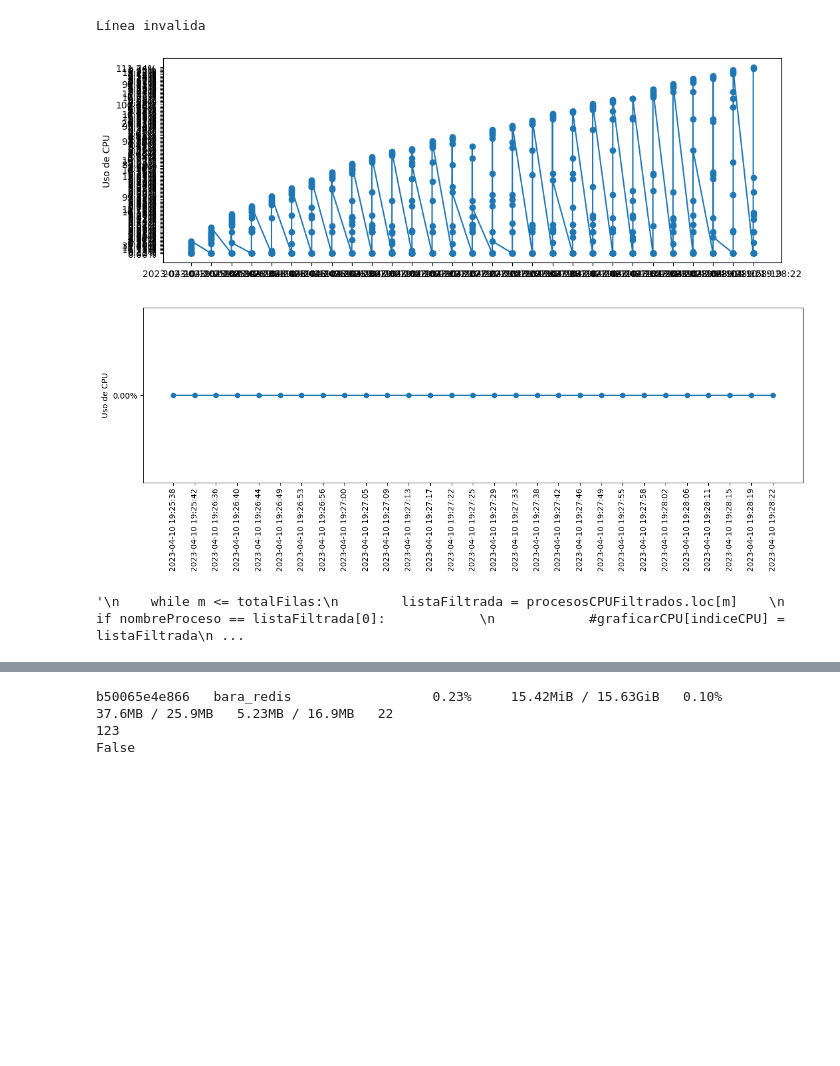
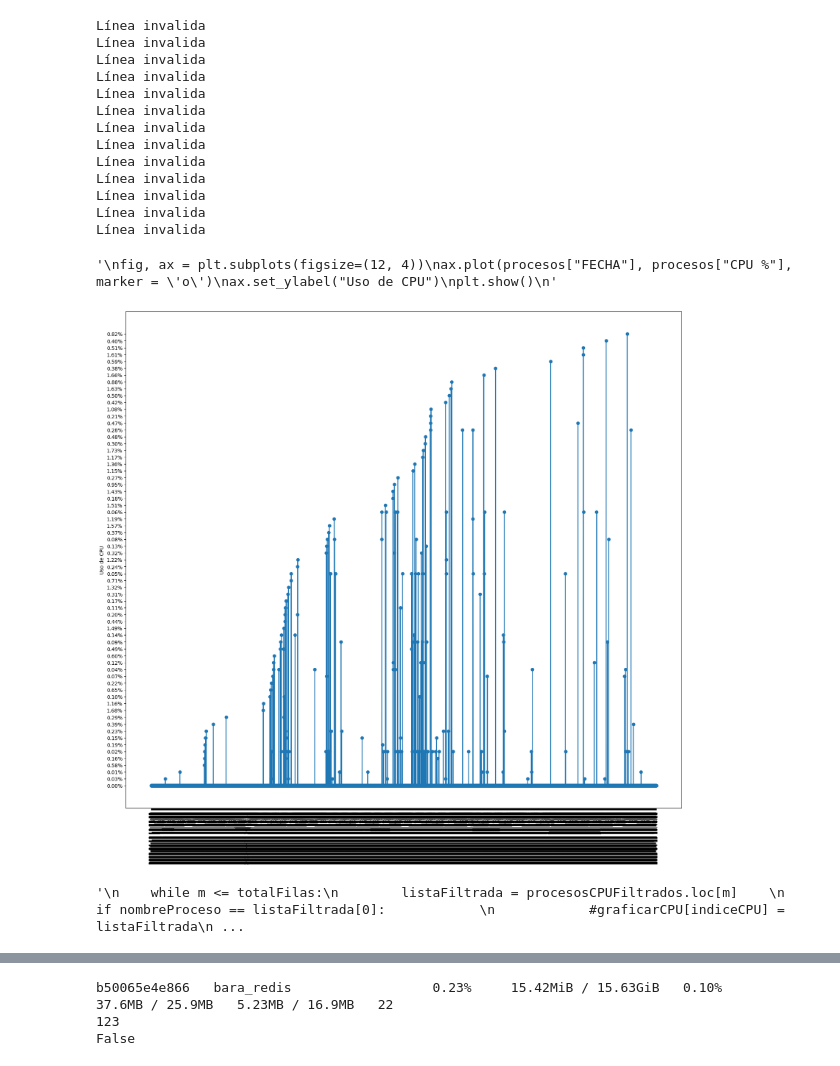
Before and after one commit to rene-marquez/MAIN, a Jupyter notebook: mis funciones.ipynb, the cells around one changed output, grey strips where cells are left out. Saved outputs shown, nothing was run; the diff lists cells and outputs as text; code cells hidden in the pictures; blank space fills up the shorter version.

```diff
--- a/mis funciones.ipynb
+++ b/mis funciones.ipynb
@@ -16,7 +16,7 @@ procesos = pd.DataFrame(
     )
 
 #Obteniendo el total de los saltos de pagina del archivo de texto
-f = open(r"C:\Users\jorge.marquez\Documents\Emerald\SBara\Performance\bara-performance-analitycs\prueba.txt")
+f = open(r"C:\Users\jorge.marquez\Documents\Emerald\SBara\Performance\bara-performance-analitycs\stats.txt")
 textototal = f.read()
 
 def lineanueva(textototal):
@@ -26,7 +26,7 @@ def lineanueva(textototal):
 saltosdelinea = lineanueva(textototal)
 f.close() #Se cierra el archivo para poder abrirlo de nuevo y regresar a la primera línea
 
-f = open(r"C:\Users\jorge.marquez\Documents\Emerald\SBara\Performance\bara-performance-analitycs\prueba.txt")
+f = open(r"C:\Users\jorge.marquez\Documents\Emerald\SBara\Performance\bara-performance-analitycs\stats.txt")
 primeralinea = f.readline()
 formato="%Y-%m-%d %H:%M:%S"
 resp=True
@@ -92,7 +92,19 @@ plt.show()
 #procesos.to_excel("procesos.xlsx", sheet_name="procesos", index=False)
 # %% [output]
 Línea invalida
+Línea invalida
+Línea invalida
+Línea invalida
+Línea invalida
+Línea invalida
+Línea invalida
+Línea invalida
+Línea invalida
+Línea invalida
+Línea invalida
+Línea invalida
+Línea invalida
-[figure, removed]
+'\nfig, ax = plt.subplots(figsize=(12, 4))\nax.plot(procesos["FECHA"], procesos["CPU %"], marker = \'o\')\nax.set_ylabel("Uso de CPU")\nplt.show()\n'
 # %%
 procesosCPU = procesos.loc[:, ["NAME", "CPU %", "FECHA"]]
 indiceDeFiltrado = 0
@@ -105,39 +117,39 @@ graficarCPU = procesosCPU[procesosCPU["NAME"] == listaFiltrada[0]]
 procesosCPU.drop(procesosCPU[procesosCPU["NAME"] == listaFiltrada[0]].index, inplace=True)
 nombreProceso = listaFiltrada[0]
 
-fig, ax = plt.subplots(figsize=(15, 4))
+fig, ax = plt.subplots(figsize=(20, 18))
 ax.plot(graficarCPU["FECHA"], graficarCPU["CPU %"], marker = 'o')
 ax.set_ylabel("Uso de CPU")
 plt.xticks(rotation=90)
 plt.show()
 fig.savefig(nombreProceso + " grafica.png")
 
 
 """
 while indiceDeFiltrado <= totalFilas:
     listaFiltrada = procesosCPU.loc[indiceDeFiltrado]
     #if listafiltrada [0] == procesosCPUFiltrados[:, "NAME"]:
 
     graficarCPU = procesosCPU[procesosCPU["NAME"] == listaFiltrada[0]]
 
     procesosCPU.drop(procesosCPU[procesosCPU["NAME"] == listaFiltrada[0]].index, inplace=True)
     #nombreProceso = listaFiltrada[0]
     #m = 0
     #indiceCPU = 0
 
 
     indiceDeFiltrado += 1
 """
 
 """
     while m <= totalFilas:
         listaFiltrada = procesosCPUFiltrados.loc[m]
         if nombreProceso == listaFiltrada[0]:
             #graficarCPU[indiceCPU] = listaFiltrada
             indiceCPU += 1
 
         m += 1
 """
 # %% [output]
-[figure, old version]
+[figure, new version]
 '\n    while m <= totalFilas:\n        listaFiltrada = procesosCPUFiltrados.loc[m]    \n        if nombreProceso == listaFiltrada[0]:            \n            #graficarCPU[indiceCPU] = listaFiltrada\n ...
```
Also changed, not shown: parts of 1 cell of this notebook, 6 other files.
